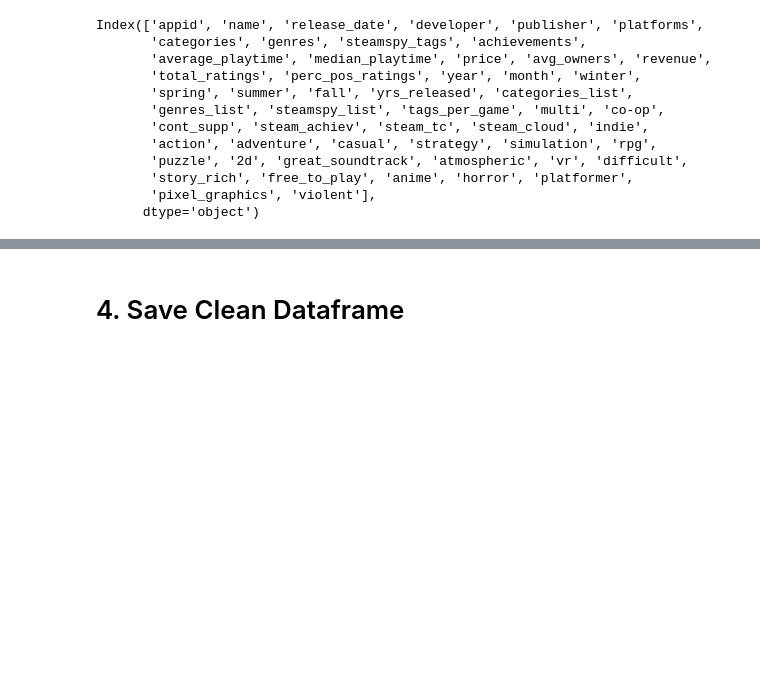
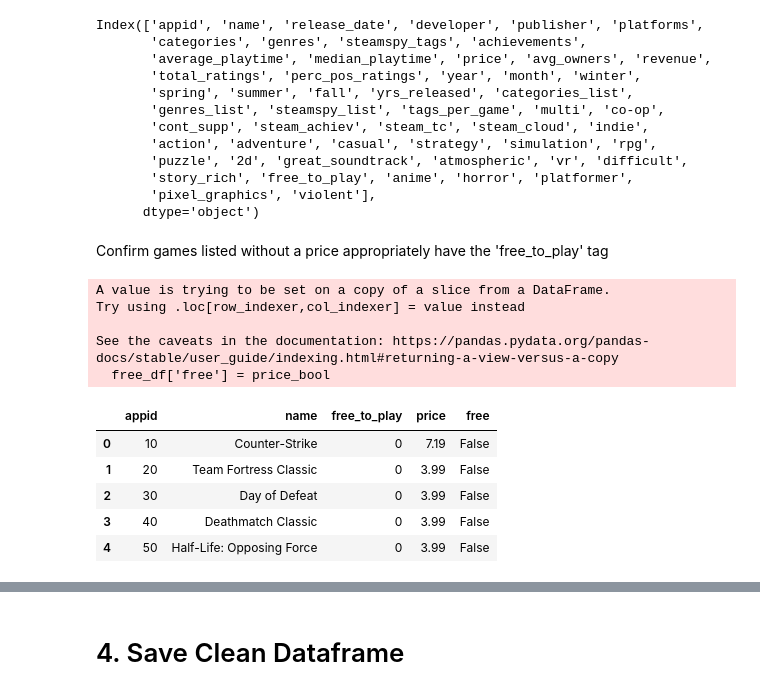
Before and after one commit to divzueri/Springboard, a Jupyter notebook: Capstone2/notebooks/2_Data_Wrangling.ipynb, the cells around one changed output, grey strips where cells are left out. Cells and saved outputs as stored; diff of their text form; code cells hidden in the pictures; blank space fills up the shorter version.

```diff
--- a/Capstone2/notebooks/2_Data_Wrangling.ipynb
+++ b/Capstone2/notebooks/2_Data_Wrangling.ipynb
@@ -932,3 +932,5 @@ Index(['appid', 'name', 'release_date', 'developer', 'publisher', 'platforms',
        'story_rich', 'free_to_play', 'anime', 'horror', 'platformer',
        'pixel_graphics', 'violent'],
       dtype='object')
+# %% [markdown]
+Confirm games listed without a price appropriately have the 'free_to_play' tag
@@ -934,0 +941,17 @@ Index(['appid', 'name', 'release_date', 'developer', 'publisher', 'platforms',
+# %%
+free_df['free'] = price_bool
+# %% [output]
+A value is trying to be set on a copy of a slice from a DataFrame.
+Try using .loc[row_indexer,col_indexer] = value instead
+
+See the caveats in the documentation: https://pandas.pydata.org/pandas-docs/stable/user_guide/indexing.html#returning-a-view-versus-a-copy
+  free_df['free'] = price_bool
+# %%
+free_df.head()
+# %% [output]
+|  | appid | name | free_to_play | price | free |
+| 0 | 10 | Counter-Strike | 0 | 7.19 | False |
+| 1 | 20 | Team Fortress Classic | 0 | 3.99 | False |
+| 2 | 30 | Day of Defeat | 0 | 3.99 | False |
+| 3 | 40 | Deathmatch Classic | 0 | 3.99 | False |
+| 4 | 50 | Half-Life: Opposing Force | 0 | 3.99 | False |
```
Also changed, not shown: parts of 8 cells of this notebook.
